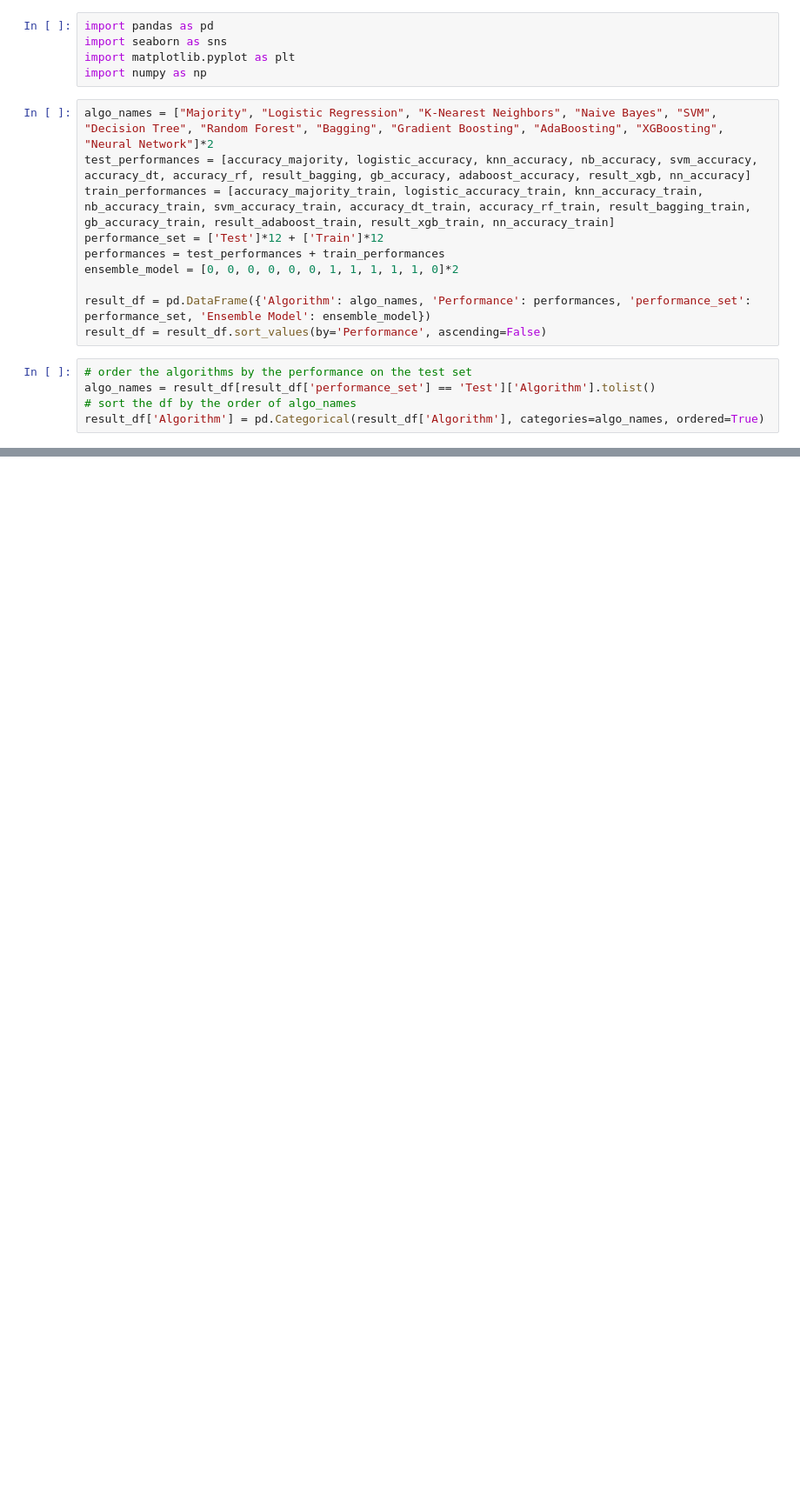
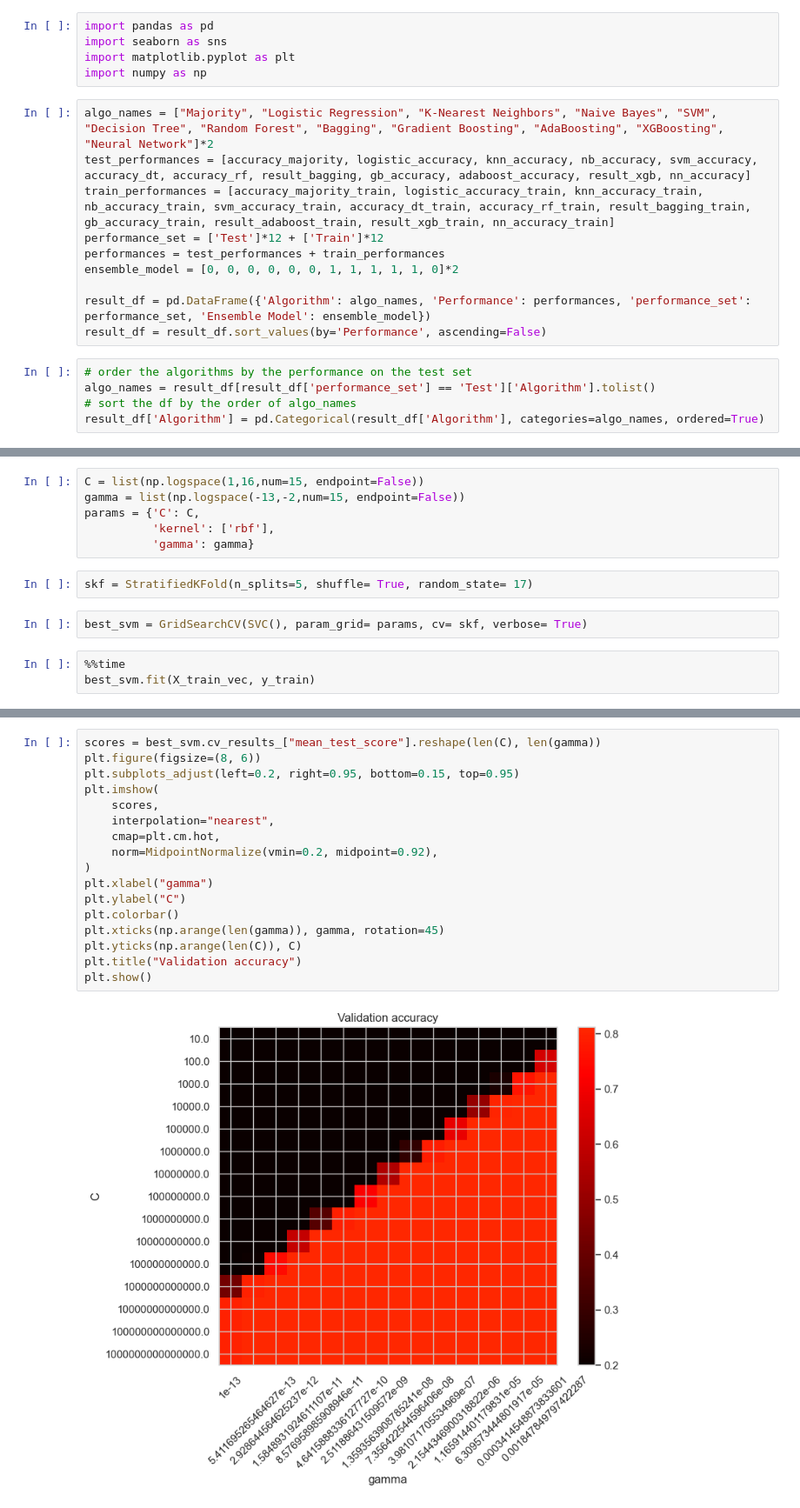
Before and after one commit to benjordan98/intelligent_sys_assignment2, a Jupyter notebook: code.ipynb, the cells around one changed output, grey strips where cells are left out. Shown at 87% size. Saved outputs shown, nothing was run; the diff lists cells and outputs as text; blank space fills up the shorter version.

```diff
--- a/code.ipynb
+++ b/code.ipynb
@@ -976,0 +995,13 @@ plt.show()
+# %%
+C = list(np.logspace(1,16,num=15, endpoint=False))
+gamma = list(np.logspace(-13,-2,num=15, endpoint=False))
+params = {'C': C,
+          'kernel': ['rbf'],
+          'gamma': gamma}
+# %%
+skf = StratifiedKFold(n_splits=5, shuffle= True, random_state= 17)
+# %%
+best_svm = GridSearchCV(SVC(), param_grid= params, cv= skf, verbose= True)
+# %%
+%%time
+best_svm.fit(X_train_vec, y_train)
@@ -976,0 +1043,19 @@ plt.show()
+# %%
+scores = best_svm.cv_results_["mean_test_score"].reshape(len(C), len(gamma))
+plt.figure(figsize=(8, 6))
+plt.subplots_adjust(left=0.2, right=0.95, bottom=0.15, top=0.95)
+plt.imshow(
+    scores,
+    interpolation="nearest",
+    cmap=plt.cm.hot,
+    norm=MidpointNormalize(vmin=0.2, midpoint=0.92),
+)
+plt.xlabel("gamma")
+plt.ylabel("C")
+plt.colorbar()
+plt.xticks(np.arange(len(gamma)), gamma, rotation=45)
+plt.yticks(np.arange(len(C)), C)
+plt.title("Validation accuracy")
+plt.show()
+# %% [output]
+[figure, added]
```
Also changed, not shown: parts of 61 cells of this notebook.
